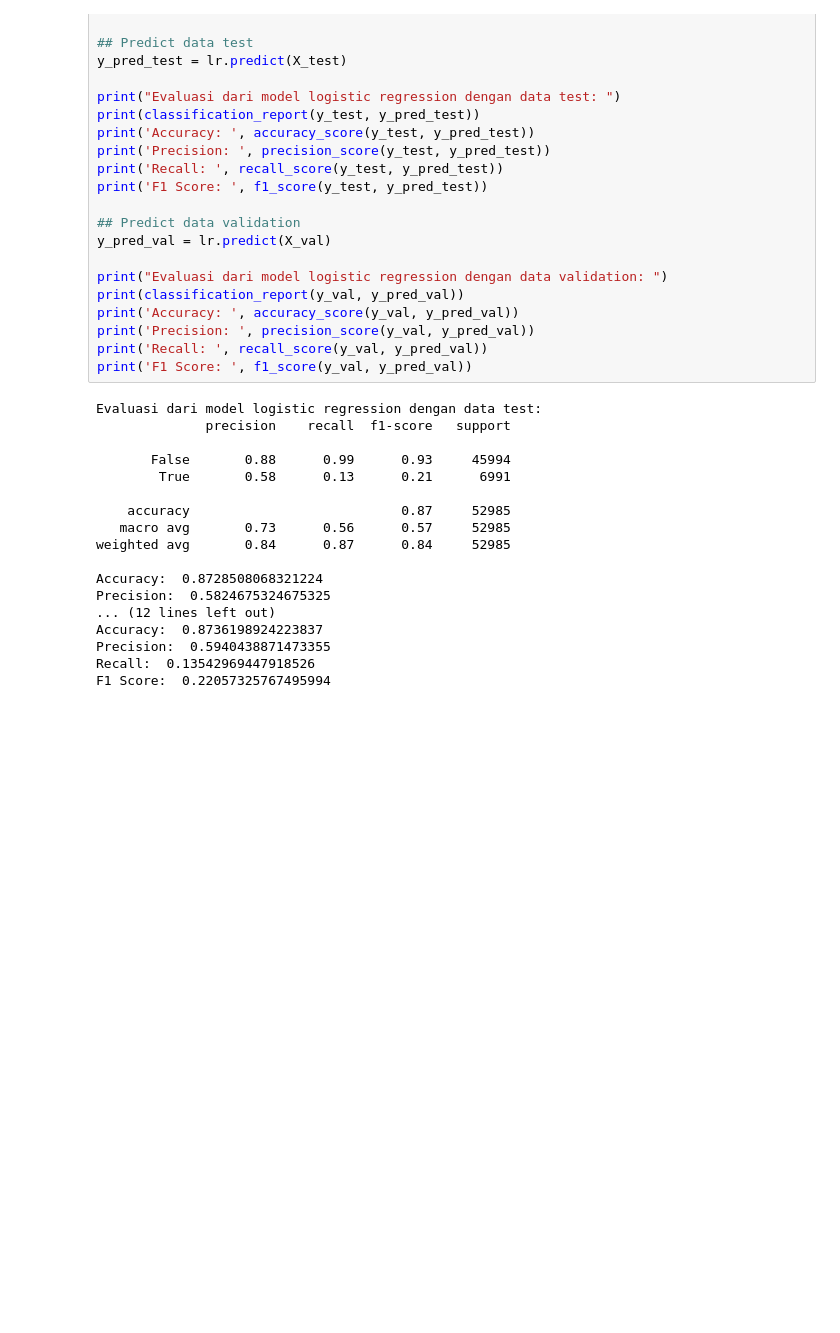
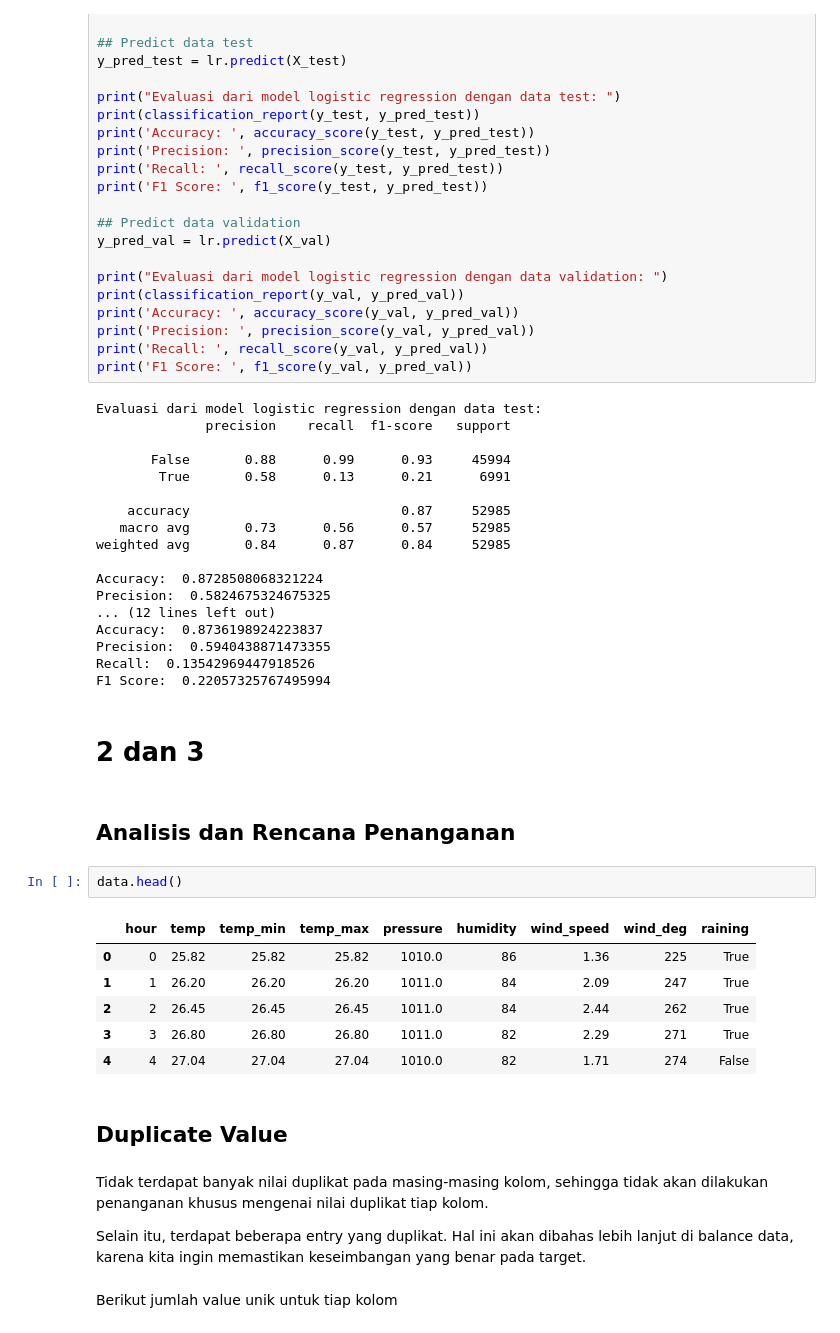
Before and after one commit to ZianTsabit/Praktikum-ML-1, a Jupyter notebook: PraktikumIF3270_M1_13520135_13520165.ipynb, the cells around one changed output. Cells and saved outputs as stored; diff of their text form; blank space fills up the shorter version.

```diff
--- a/PraktikumIF3270_M1_13520135_13520165.ipynb
+++ b/PraktikumIF3270_M1_13520135_13520165.ipynb
@@ -148,3 +150,24 @@ Accuracy:  0.8736198924223837
 Precision:  0.5940438871473355
 Recall:  0.13542969447918526
 F1 Score:  0.22057325767495994
+# %% [markdown]
+# 2 dan 3
+# %% [markdown]
+## Analisis dan Rencana Penanganan
+# %%
+data.head()
+# %% [output]
+|  | hour | temp | temp_min | temp_max | pressure | humidity | wind_speed | wind_deg | raining |
+| 0 | 0 | 25.82 | 25.82 | 25.82 | 1010.0 | 86 | 1.36 | 225 | True |
+| 1 | 1 | 26.20 | 26.20 | 26.20 | 1011.0 | 84 | 2.09 | 247 | True |
+| 2 | 2 | 26.45 | 26.45 | 26.45 | 1011.0 | 84 | 2.44 | 262 | True |
+| 3 | 3 | 26.80 | 26.80 | 26.80 | 1011.0 | 82 | 2.29 | 271 | True |
+| 4 | 4 | 27.04 | 27.04 | 27.04 | 1010.0 | 82 | 1.71 | 274 | False |
+# %% [markdown]
+## Duplicate Value
+# %% [markdown]
+Tidak terdapat banyak nilai duplikat pada masing-masing kolom, sehingga tidak akan dilakukan penanganan khusus mengenai nilai duplikat tiap kolom.
+
+Selain itu, terdapat beberapa entry yang duplikat. Hal ini akan dibahas lebih lanjut di balance data, karena kita ingin memastikan keseimbangan yang benar pada target.
+# %% [markdown]
+Berikut jumlah value unik untuk tiap kolom
```
Also changed, not shown: parts of 17 cells of this notebook.
